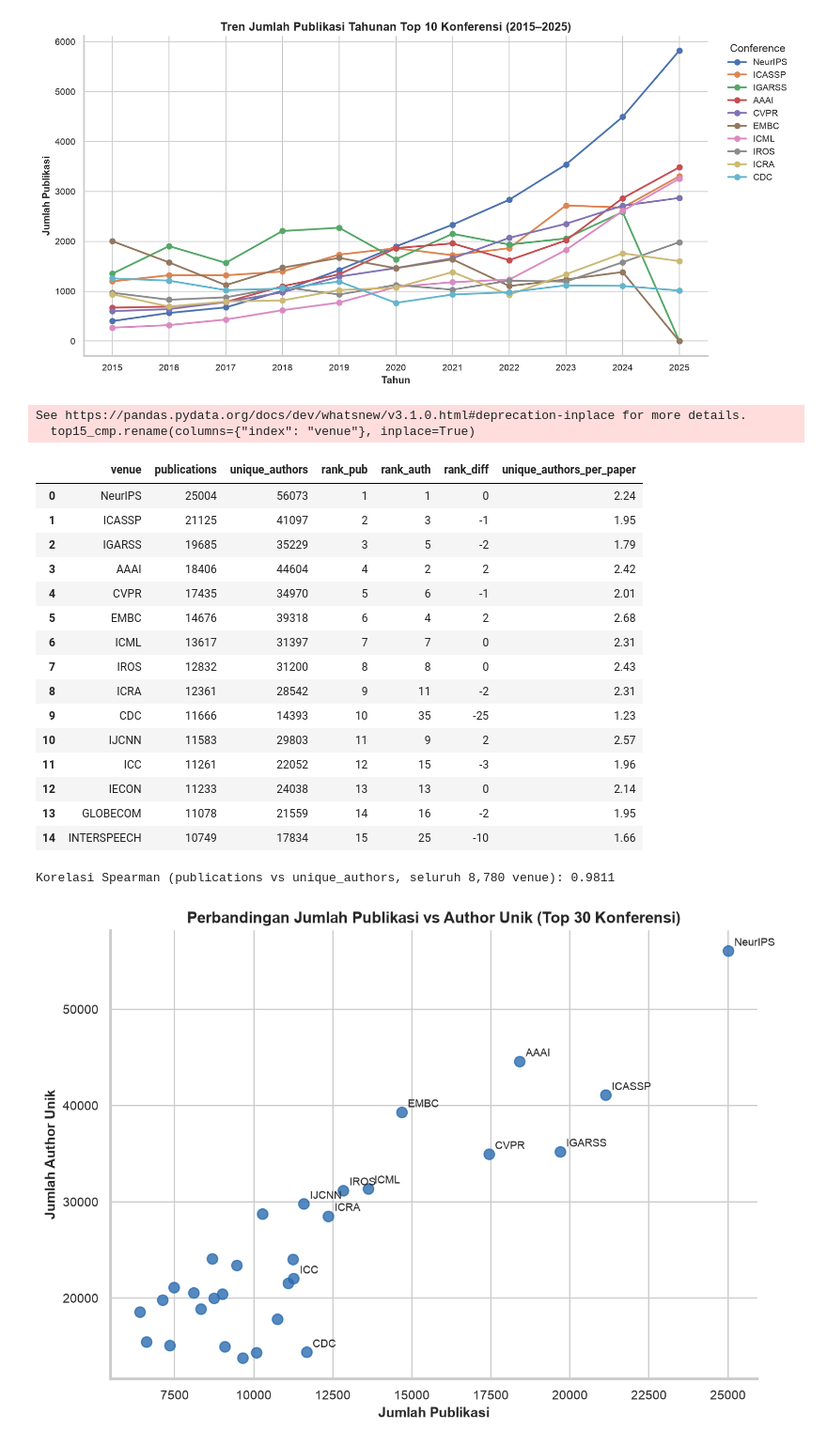
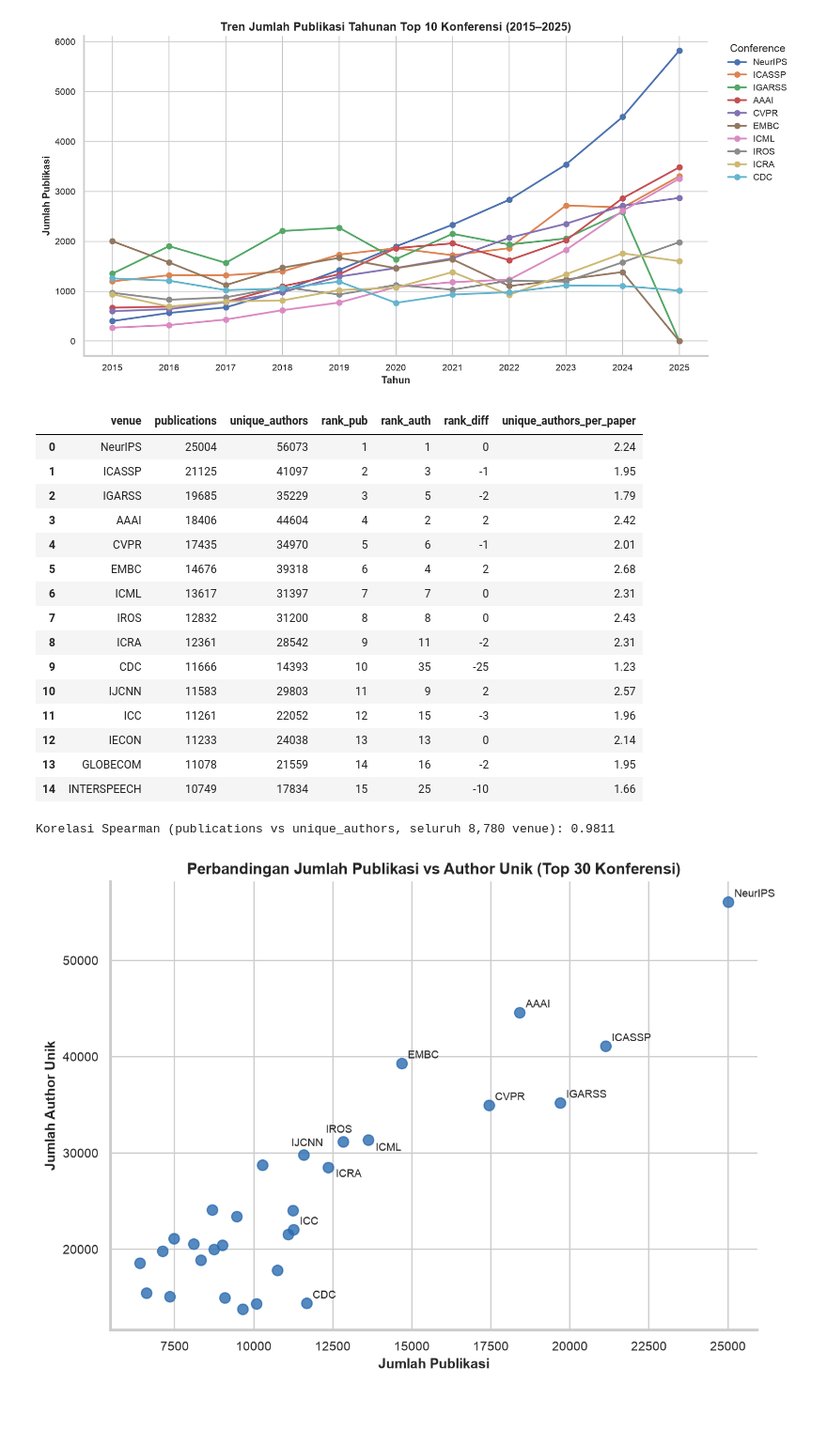
Before and after one commit to iammadsfq/DBLP-Mining_IF4041, a Jupyter notebook: notebooks/01_eda_popularity.ipynb, the cells around one changed output. Shown at 94% size. Saved outputs shown, nothing was run; the diff lists cells and outputs as text; code cells hidden in the pictures; blank space fills up the shorter version.

```diff
--- a/notebooks/01_eda_popularity.ipynb
+++ b/notebooks/01_eda_popularity.ipynb
@@ -409,55 +409,55 @@ plt.show()
 # 2.4 Perbandingan ranking publikasi vs jumlah author unik
 all_stats = pd.DataFrame({
     "publications": venue_counts,
     "unique_authors": venue_unique_authors,
 }).fillna(0)
 all_stats["unique_authors"] = all_stats["unique_authors"].astype(int)
 all_stats["rank_pub"] = all_stats["publications"].rank(ascending=False, method="min").astype(int)
 all_stats["rank_auth"] = all_stats["unique_authors"].rank(ascending=False, method="min").astype(int)
 all_stats["rank_diff"] = all_stats["rank_pub"] - all_stats["rank_auth"]
 all_stats["unique_authors_per_paper"] = (all_stats["unique_authors"] / all_stats["publications"]).round(2)
 
 top15_cmp = all_stats.sort_values("rank_pub").head(15).reset_index()
-top15_cmp.rename(columns={"index": "venue"}, inplace=True)
+top15_cmp = top15_cmp.rename(columns={"index": "venue"})
 top15_cmp.to_csv("../tables/ranking_comparison_pub_vs_authors.csv", index=False)
 display(top15_cmp)
 
 spearman_corr = all_stats["publications"].corr(all_stats["unique_authors"], method="spearman")
 print(f"Korelasi Spearman (publications vs unique_authors, seluruh {len(all_stats):,} venue): {spearman_corr:.4f}")
 
 fig, ax = plt.subplots(figsize=(8.5, 6))
 top30_cmp = all_stats.sort_values("rank_pub").head(30).reset_index()
 ax.scatter(top30_cmp["publications"], top30_cmp["unique_authors"], s=70, color="#2b6cb0", alpha=0.8)
+offsets = {"IROS": (-14, 7), "ICML": (6, -9), "ICRA": (6, -8), "IJCNN": (-10, 7)}
 for _, row in top30_cmp.head(12).iterrows():
+    dx, dy = offsets.get(row["venue"], (5, 4))
     ax.annotate(row["venue"], (row["publications"], row["unique_authors"]),
-                xytext=(5, 4), textcoords="offset points", fontsize=8.5)
+                xytext=(dx, dy), textcoords="offset points", fontsize=8.5)
 ax.set_title("Perbandingan Jumlah Publikasi vs Author Unik (Top 30 Konferensi)", fontsize=12.5, fontweight="bold")
 ax.set_xlabel("Jumlah Publikasi")
 ax.set_ylabel("Jumlah Author Unik")
 plt.tight_layout()
 plt.savefig("../outputs/figures/02_pub_vs_authors_scatter.png", dpi=150)
 plt.show()
 # %% [output]
+|  | venue | publications | unique_authors | rank_pub | rank_auth | rank_diff | unique_authors_per_paper |
+| 0 | NeurIPS | 25004 | 56073 | 1 | 1 | 0 | 2.24 |
+| 1 | ICASSP | 21125 | 41097 | 2 | 3 | -1 | 1.95 |
+| 2 | IGARSS | 19685 | 35229 | 3 | 5 | -2 | 1.79 |
+| 3 | AAAI | 18406 | 44604 | 4 | 2 | 2 | 2.42 |
+| 4 | CVPR | 17435 | 34970 | 5 | 6 | -1 | 2.01 |
+| 5 | EMBC | 14676 | 39318 | 6 | 4 | 2 | 2.68 |
+| 6 | ICML | 13617 | 31397 | 7 | 7 | 0 | 2.31 |
+| 7 | IROS | 12832 | 31200 | 8 | 8 | 0 | 2.43 |
+| 8 | ICRA | 12361 | 28542 | 9 | 11 | -2 | 2.31 |
+| 9 | CDC | 11666 | 14393 | 10 | 35 | -25 | 1.23 |
+| 10 | IJCNN | 11583 | 29803 | 11 | 9 | 2 | 2.57 |
+| 11 | ICC | 11261 | 22052 | 12 | 15 | -3 | 1.96 |
+| 12 | IECON | 11233 | 24038 | 13 | 13 | 0 | 2.14 |
+| 13 | GLOBECOM | 11078 | 21559 | 14 | 16 | -2 | 1.95 |
+| 14 | INTERSPEECH | 10749 | 17834 | 15 | 25 | -10 | 1.66 |
-See https://pandas.pydata.org/docs/dev/whatsnew/v3.1.0.html#deprecation-inplace for more details.
-  top15_cmp.rename(columns={"index": "venue"}, inplace=True)
+Korelasi Spearman (publications vs unique_authors, seluruh 8,780 venue): 0.9811
-|  | venue | publications | unique_authors | rank_pub | rank_auth | rank_diff | unique_authors_per_paper |
-| 0 | NeurIPS | 25004 | 56073 | 1 | 1 | 0 | 2.24 |
-| 1 | ICASSP | 21125 | 41097 | 2 | 3 | -1 | 1.95 |
-| 2 | IGARSS | 19685 | 35229 | 3 | 5 | -2 | 1.79 |
-| 3 | AAAI | 18406 | 44604 | 4 | 2 | 2 | 2.42 |
-| 4 | CVPR | 17435 | 34970 | 5 | 6 | -1 | 2.01 |
-| 5 | EMBC | 14676 | 39318 | 6 | 4 | 2 | 2.68 |
-| 6 | ICML | 13617 | 31397 | 7 | 7 | 0 | 2.31 |
-| 7 | IROS | 12832 | 31200 | 8 | 8 | 0 | 2.43 |
-| 8 | ICRA | 12361 | 28542 | 9 | 11 | -2 | 2.31 |
-| 9 | CDC | 11666 | 14393 | 10 | 35 | -25 | 1.23 |
-| 10 | IJCNN | 11583 | 29803 | 11 | 9 | 2 | 2.57 |
-| 11 | ICC | 11261 | 22052 | 12 | 15 | -3 | 1.96 |
-| 12 | IECON | 11233 | 24038 | 13 | 13 | 0 | 2.14 |
-| 13 | GLOBECOM | 11078 | 21559 | 14 | 16 | -2 | 1.95 |
-| 14 | INTERSPEECH | 10749 | 17834 | 15 | 25 | -10 | 1.66 |
-Korelasi Spearman (publications vs unique_authors, seluruh 8,780 venue): 0.9811
-[figure, old version]
+[figure, new version]
 # %% [markdown]
 ### 2.5 Interpretasi Hasil Analisis Popularitas (Task 2)
 
```
Also changed, not shown: parts of 1 cell of this notebook, 32 other files.
